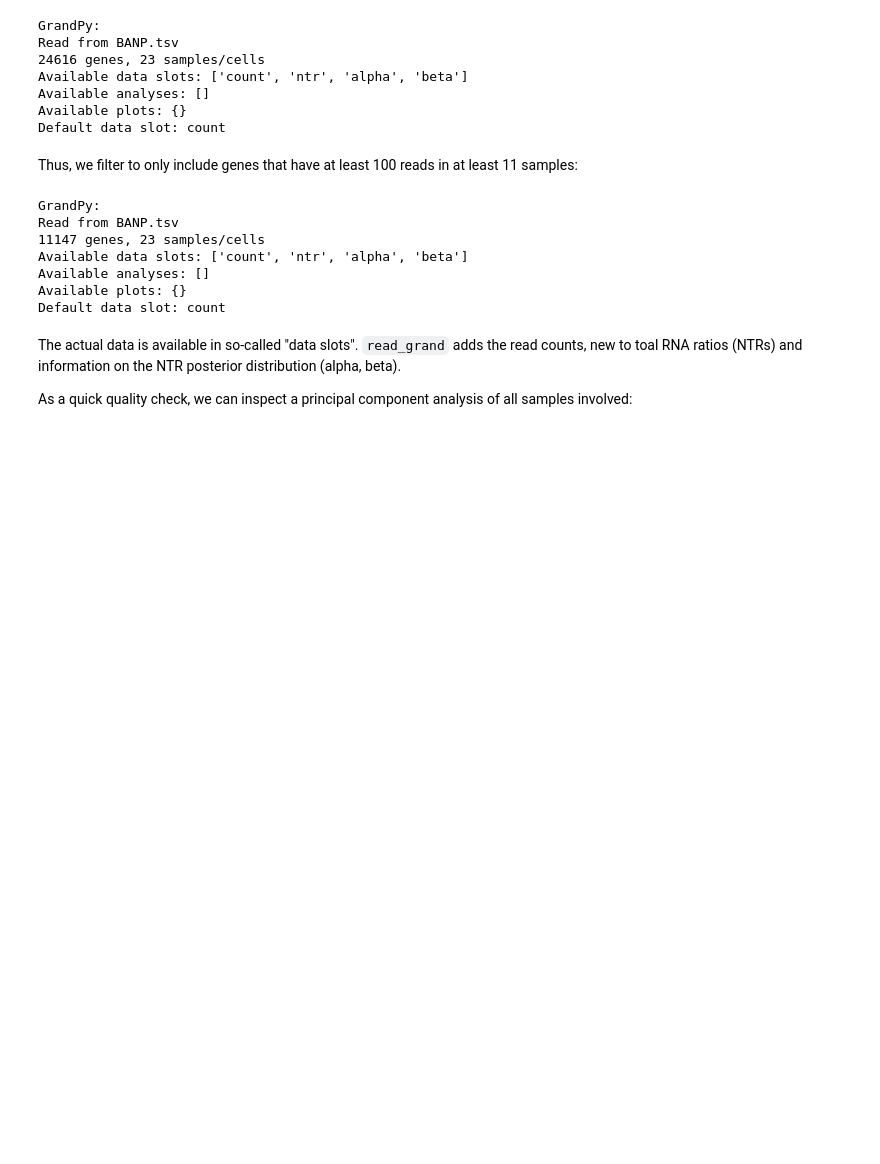
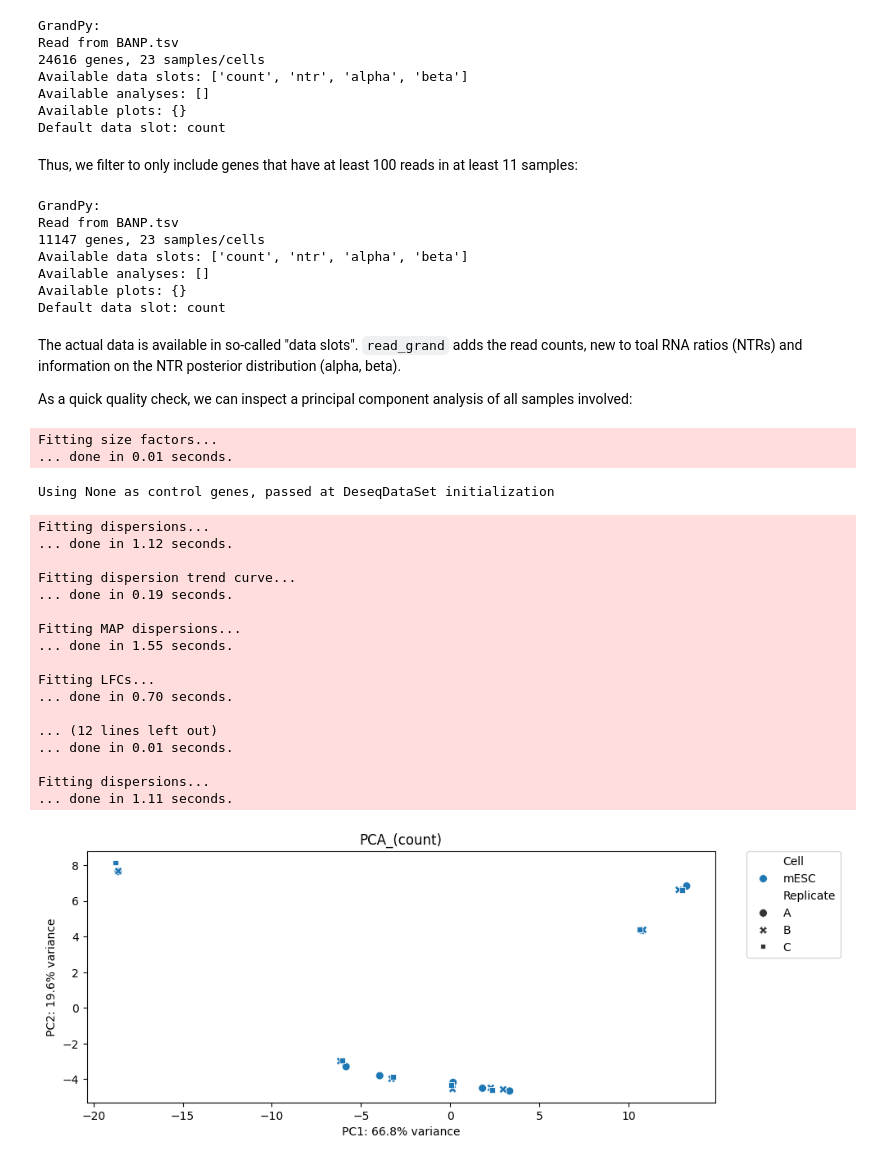
Before and after one commit to maus2310/GrandPy, a Jupyter notebook: Py/vignettes/vignette_01_differential_expression_(snapshot_data).ipynb, the cells around one changed output. Saved outputs shown, nothing was run; the diff lists cells and outputs as text; code cells hidden in the pictures; blank space fills up the shorter version.

```diff
--- a/Py/vignettes/vignette_01_differential_expression_(snapshot_data).ipynb
+++ b/Py/vignettes/vignette_01_differential_expression_(snapshot_data).ipynb
@@ -72,4 +70,26 @@ The actual data is available in so-called "data slots". `read_grand` adds the re
 As a quick quality check, we can inspect a principal component analysis of all samples involved:
 # %%
 from Py.plot import *
-# plot_pca(banp)
+plot_pca(banp)
+# %% [output]
+Fitting size factors...
+... done in 0.01 seconds.
+Using None as control genes, passed at DeseqDataSet initialization
+Fitting dispersions...
+... done in 1.12 seconds.
+
+Fitting dispersion trend curve...
+... done in 0.19 seconds.
+
+Fitting MAP dispersions...
+... done in 1.55 seconds.
+
+Fitting LFCs...
+... done in 0.70 seconds.
+
+... (12 lines left out)
+... done in 0.01 seconds.
+
+Fitting dispersions...
+... done in 1.11 seconds.
+[figure, added]
```
Also changed, not shown: parts of 1 cell of this notebook, 1 other file.
